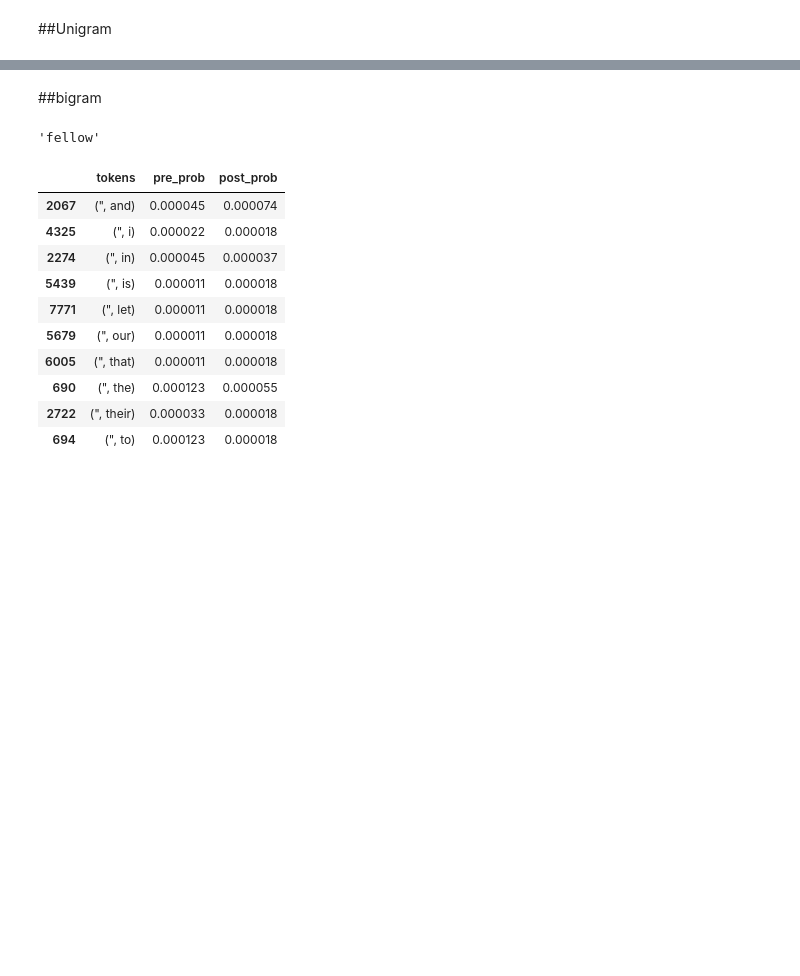
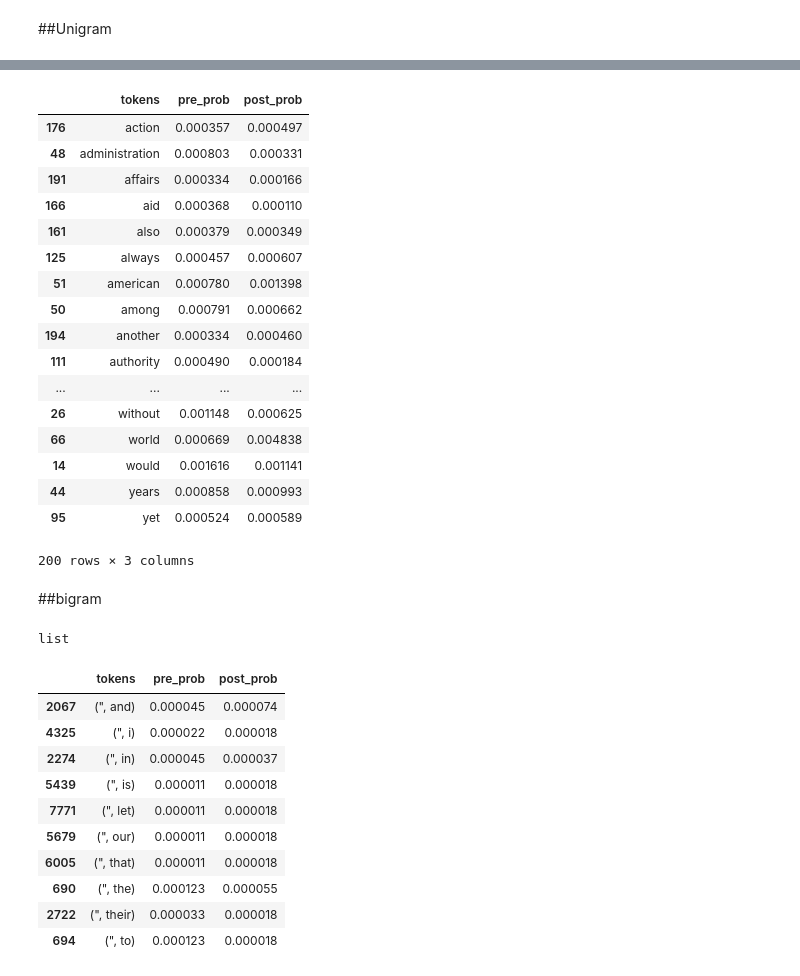
Before and after one commit to kyloop/CSC_594_AI_NLP, a Jupyter notebook: hw2_code.ipynb, the cells around one changed output, grey strips where cells are left out. Saved outputs shown, nothing was run; the diff lists cells and outputs as text; code cells hidden in the pictures; blank space fills up the shorter version.

```diff
--- a/hw2_code.ipynb
+++ b/hw2_code.ipynb
@@ -96,16 +96,16 @@ print(len(post_words_lst3))
 # %% [markdown]
 ##Unigram
 # %%
+#Count the frequency of words appearing preWWI dataset into dictionary
 fduni = nltk.FreqDist(pre_words_lst3)
+#Convert words dictionary into dataframe
 pre_df = pd.DataFrame(list(zip(fduni.keys(), fduni.values())), columns =["tokens", "freq"])
+#Sort the table by frequency values
 pre_df = pre_df.sort_values(by=["freq"], ascending=False)
-
+#Calculate the probabilities of the words appearing in the preWWI dataset and include the column in the table
 pre_df["pre_prob"] = [round(freq / len(pre_words_lst2),7) for freq in pre_df.freq]
-
-
-
-
+#Sort the table by probailities value
 pre_df = pre_df.sort_values(by = ["pre_prob"], ascending = False)
-pre_df = pre_df.iloc[0:355]
-for i in range(0, pre_df.shape[0]):
-    print("%15s %0.7f"%(pre_df.iloc[i]["tokens"], pre_df.iloc[i]["pre_prob"]))
+#pre_df = pre_df.iloc[0:355]
+#for i in range(0, pre_df.shape[0]):
+ #   print("%d%15s %0.7f"%(i,pre_df.iloc[i]["tokens"], pre_df.iloc[i]["pre_prob"]))
@@ -130,16 +112,16 @@ for i in range(0, pre_df.shape[0]):
 # %%
+#Count the frequency of words appearing postWWI dataset into dictionary
 fduni = nltk.FreqDist(post_words_lst3)
+#Convert words dictionary into dataframe
 post_df = pd.DataFrame(list(zip(fduni.keys(), fduni.values())), columns =["tokens", "freq"])
+#Sort the table by frequency values
 post_df = post_df.sort_values(by=["freq"], ascending=False)
-
+#Calculate the probabilities of the words appearing in the preWWI dataset and include the column in the table
 post_df["post_prob"] = [round(freq / len(post_words_lst2),7) for freq in post_df.freq]
-
-
-
-
+#Sort the table by probailities value
 post_df = post_df.sort_values(by = ["post_prob"], ascending = False)
 
-post_df = post_df.iloc[0:355]
+#post_df = post_df.iloc[0:355]
 #post_df
-for i in range(0, post_df.shape[0]):
-    print("%15s %0.7f"%(post_df.iloc[i]["tokens"], post_df.iloc[i]["post_prob"]))
+#for i in range(0, post_df.shape[0]):
+ #   print("%d%15s %0.7f"%(i,post_df.iloc[i]["tokens"], post_df.iloc[i]["post_prob"]))
@@ -169,3 +128,34 @@ pre_post_df.to_csv("unigrams.txt", index=False,sep="\t")
+# %%
+#Merge the PreWWI and PostWWI dataframes (already sorted by probabilities in decending order)
+#in "outer" format which means the values show nan if NO tokens matches when merging the table
+pre_post_df = pd.merge(pre_df, post_df, on="tokens", how="outer")
+#Drop all the nan rows after merging tables
+pre_post_df.dropna(axis=0, how="any", inplace= True)
+#Extract the top 200 Frequency rows of the table and sort the table by the column "tokens"
+pre_post_df = pre_post_df[0:200].sort_values(by =["tokens"])
+#Drop the Frequency columns
+pre_post_df.drop(columns=["freq_x", "freq_y"], inplace=True)
+pre_post_df
+#pre_post_df.to_csv("unigrams.txt", index=False,sep="\t")
+# %% [output]
+|  | tokens | pre_prob | post_prob |
+| 176 | action | 0.000357 | 0.000497 |
+| 48 | administration | 0.000803 | 0.000331 |
+| 191 | affairs | 0.000334 | 0.000166 |
+| 166 | aid | 0.000368 | 0.000110 |
+| 161 | also | 0.000379 | 0.000349 |
+| 125 | always | 0.000457 | 0.000607 |
+| 51 | american | 0.000780 | 0.001398 |
+| 50 | among | 0.000791 | 0.000662 |
+| 194 | another | 0.000334 | 0.000460 |
+| 111 | authority | 0.000490 | 0.000184 |
+| ... | ... | ... | ... |
+| 26 | without | 0.001148 | 0.000625 |
+| 66 | world | 0.000669 | 0.004838 |
+| 14 | would | 0.001616 | 0.001141 |
+| 44 | years | 0.000858 | 0.000993 |
+| 95 | yet | 0.000524 | 0.000589 |
+200 rows × 3 columns
 # %% [markdown]
 ##bigram
 # %%
@@ -182,10 +172,10 @@ pre_df = pre_df.sort_values(by = ["pre_prob"], ascending = False)
 #for i in range(0, pre_df.shape[0]):
  #   print("%15s %0.7f"%(pre_df.iloc[i]["tokens"], pre_df.iloc[i]["pre_prob"]))
 #stopwords.words('english')
-# %%
-pre_bigrams[0][0]
-# %% [output]
-'fellow'
+# %%
+type(pre_bigrams)
+# %% [output]
+list
 # %%
 post_bigrams = list(nltk.bigrams(post_words_lst2))
 fdbi = nltk.FreqDist(post_bigrams)
```
Also changed, not shown: parts of 3 cells of this notebook.
